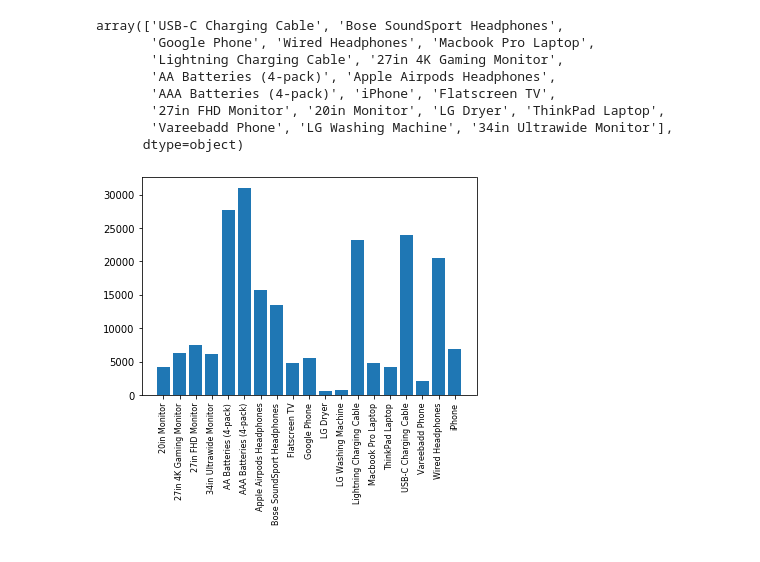
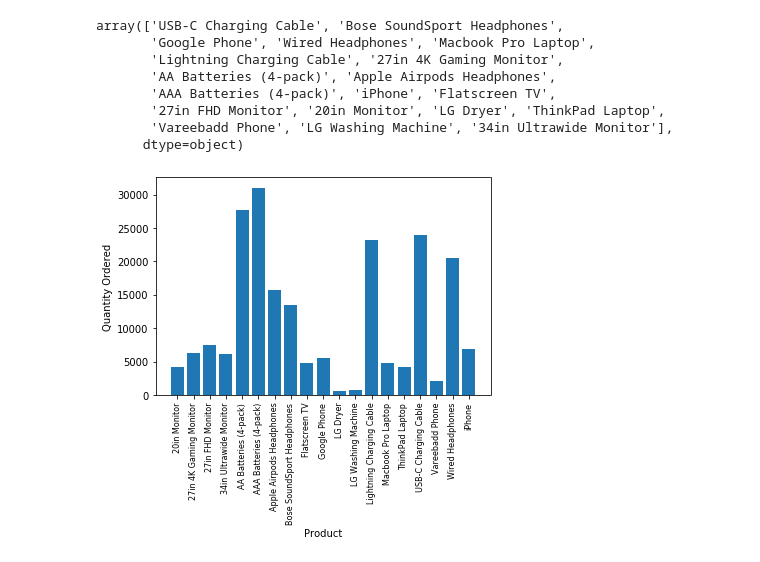
Before and after one commit to Justduzi/Sales-Analysis, a Jupyter notebook: Sales_analysis.ipynb, the cells around one changed output. Cells and saved outputs as stored; diff of their text form; code cells hidden in the pictures.

Commit message:
Added Labels to Plots

```diff
--- a/Sales_analysis.ipynb
+++ b/Sales_analysis.ipynb
@@ -361,6 +365,8 @@ array(['USB-C Charging Cable', 'Bose SoundSport Headphones',
 # %%
 plt.bar(product["Product"], product["Quantity Ordered"])
 plt.xticks(product["Product"], rotation="vertical", size=8)
+plt.xlabel("Product")
+plt.ylabel("Quantity Ordered")
 plt.show()
 # %% [output]
-[figure, old version]
+[figure, new version]
```
Also changed, not shown: parts of 2 cells of this notebook.
